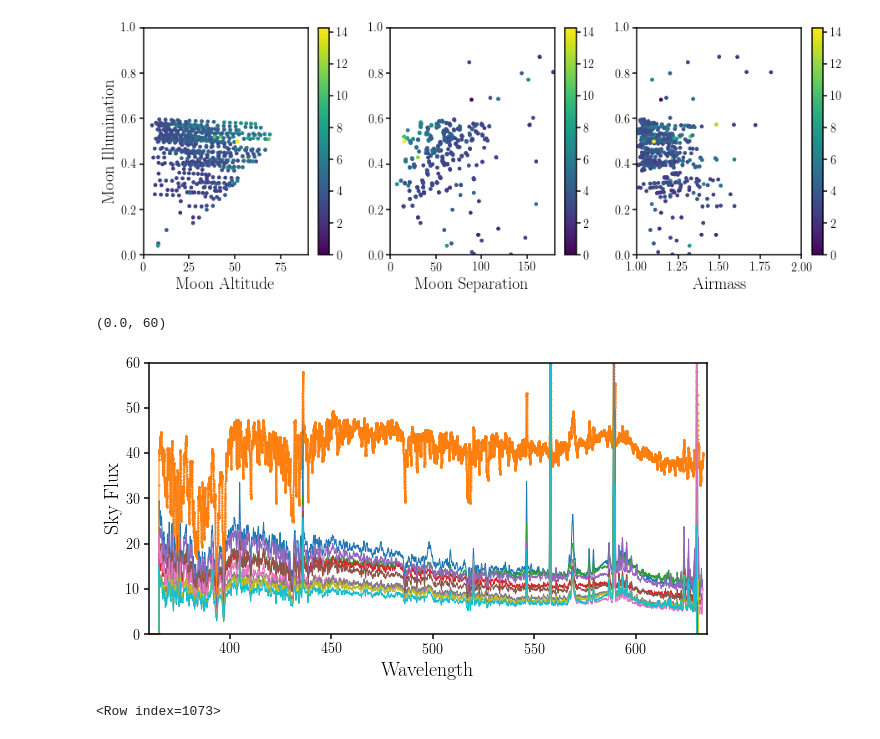
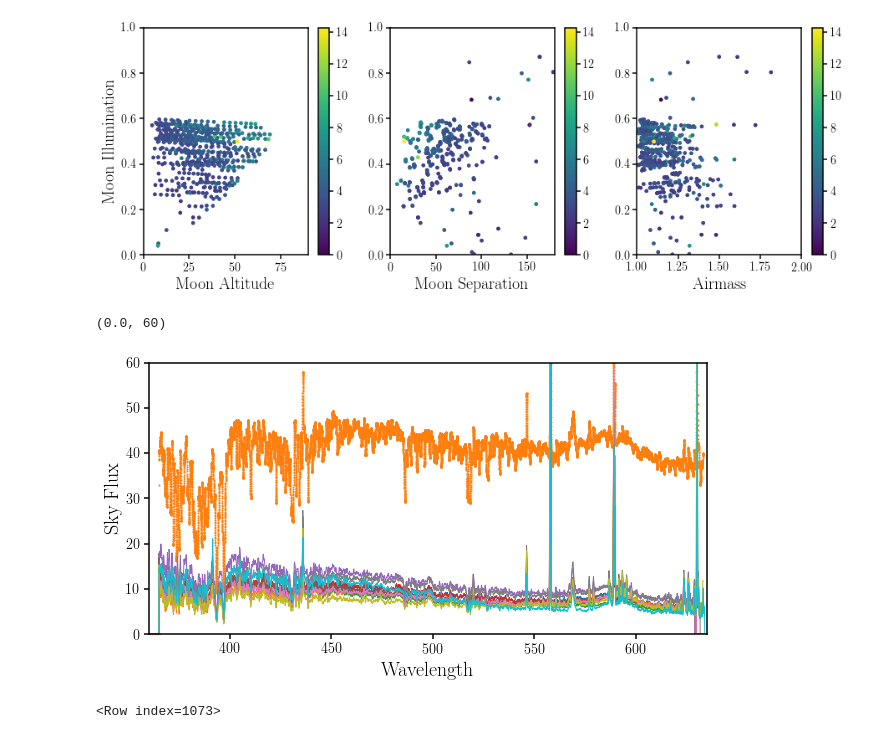
Before and after one commit to desi-bgs/feasiBGS, a Jupyter notebook: notebook/local_bright_bosssky.ipynb, the cells around one changed output. Saved outputs shown, nothing was run; the diff lists cells and outputs as text; code cells hidden in the pictures.

```diff
--- a/notebook/local_bright_bosssky.ipynb
+++ b/notebook/local_bright_bosssky.ipynb
@@ -107,16 +107,16 @@ sub.set_ylim([0., 1.])
 # %%
 fig = plt.figure(figsize=(10,5))
 sub = fig.add_subplot(111)
-for i in np.random.choice(range(len(blue_skyavg)), 10, replace=False):
+for i in np.random.choice(range(len(blue460)), 10, replace=False):
     sub.plot(boss_blue['WAVE'][i], boss_blue['SKY'][i], lw=1)
 sub.scatter(boss_blue['WAVE'][brightest], boss_blue['SKY'][brightest], c='C1', s=1)
 sub.set_xlabel('Wavelength', fontsize=20)
 sub.set_xlim([360., 635])
 sub.set_ylabel('Sky Flux', fontsize=20)
 sub.set_ylim([0., 60])
 # %% [output]
 (0.0, 60)
-[figure, old version]
+[figure, new version]
 # %%
 boss_blue[brightest]
 # %% [output]
```
Also changed, not shown: parts of 12 cells of this notebook, 2 other files.
